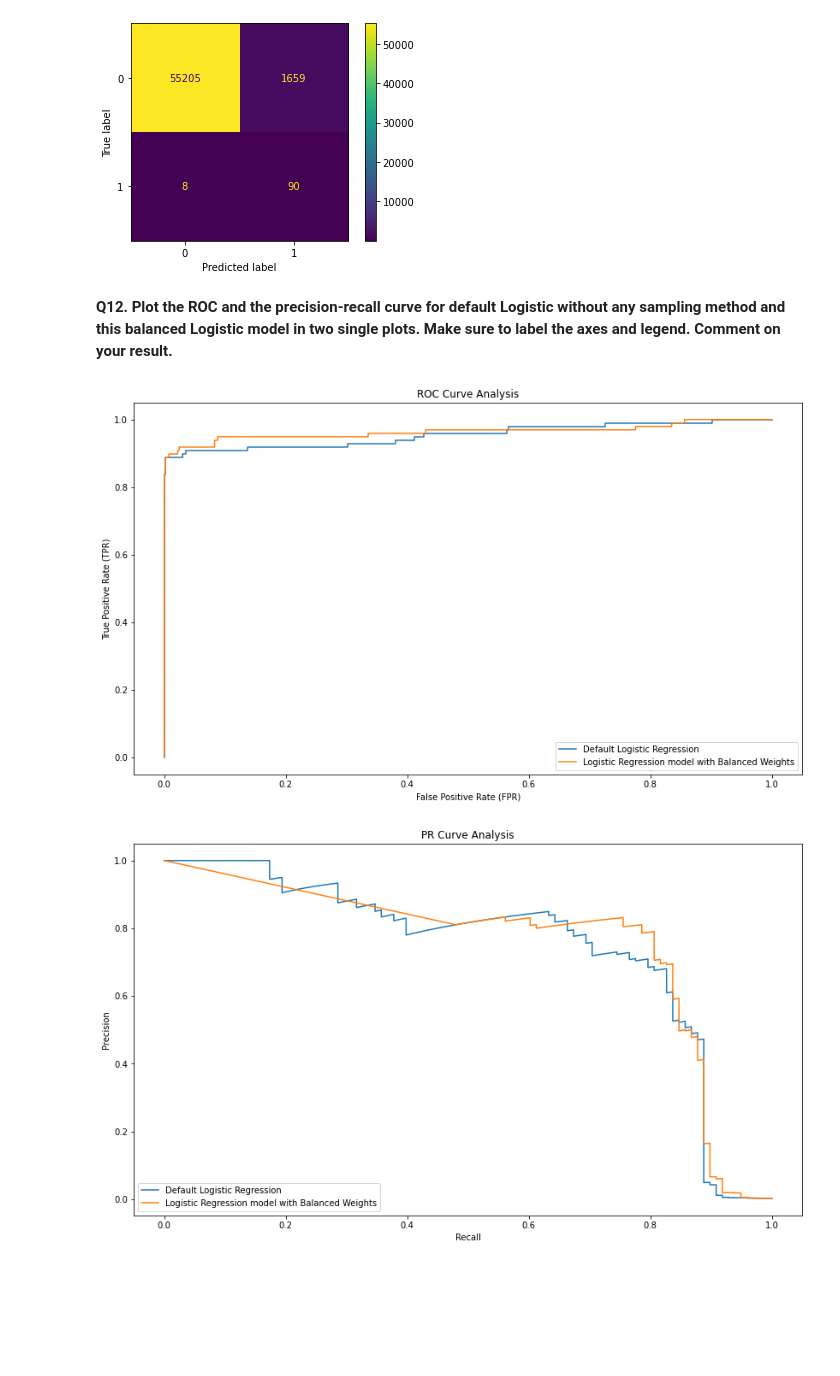
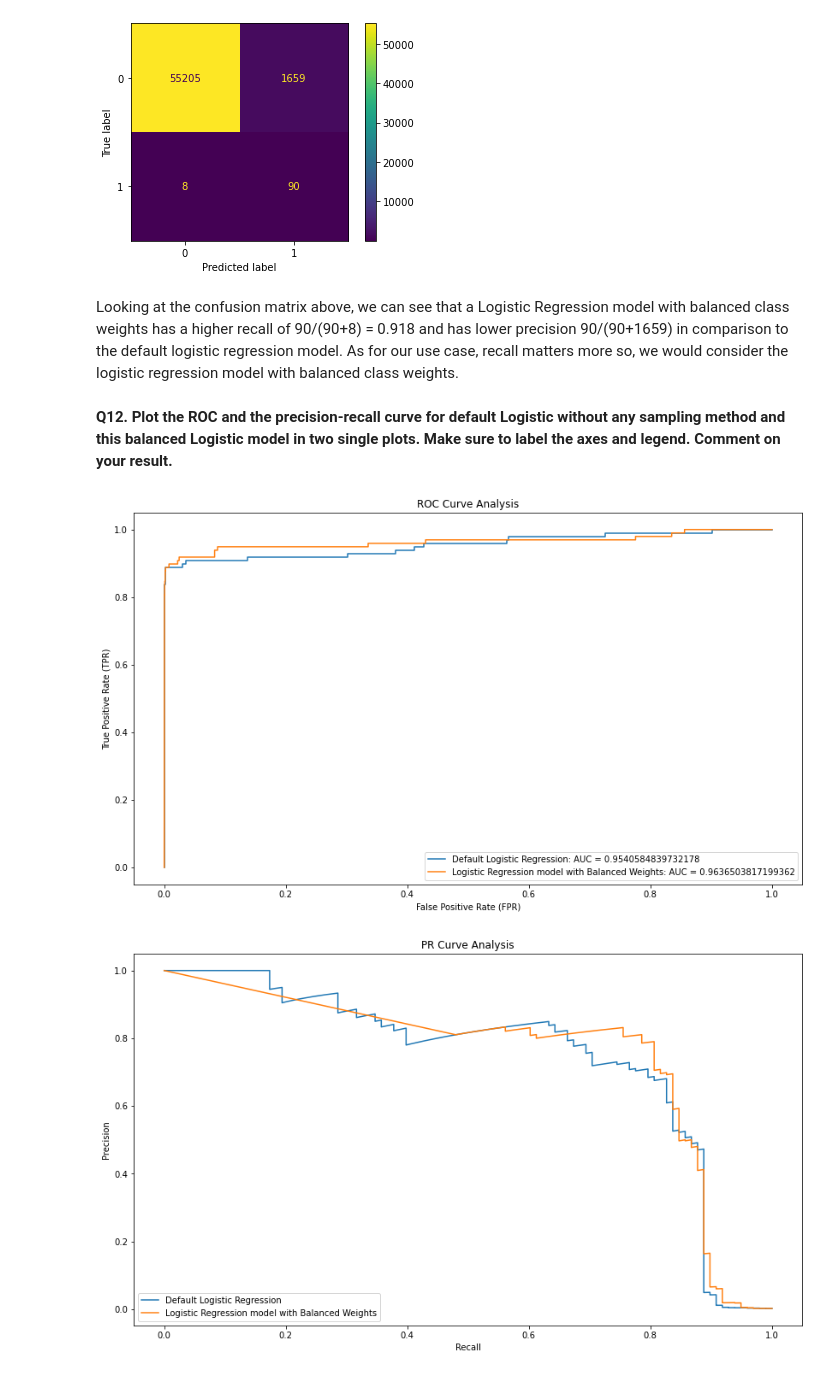
Before and after one commit to ChandanSuri/Spring_2022, a Jupyter notebook: Applied_ML/HW3/AML Homework 3.ipynb, the cells around one changed output. Drawn from its saved outputs; the diff is of its cells as text; code cells hidden in the pictures; blank space fills up the shorter version.

```diff
--- a/Applied_ML/HW3/AML Homework 3.ipynb
+++ b/Applied_ML/HW3/AML Homework 3.ipynb
@@ -301,8 +328,8 @@ fig = plt.figure(figsize = (14, 8))
 for model_name, model in models_trained.items():
     y_pred_proba = model.predict_proba(X_test_scaled)[:, 1]
     fpr, tpr, thresholds = roc_curve(y_test, y_pred_proba, pos_label = 1)
-
-    plt.plot(fpr, tpr, label = f"{model_name}")
+    auc_score = roc_auc_score(y_test, y_pred_proba)
+    plt.plot(fpr, tpr, label = f"{model_name}: AUC = {auc_score}")
 
 plt.xlabel("False Positive Rate (FPR)")
 plt.ylabel("True Positive Rate (TPR)")
@@ -367,6 +397,8 @@ plt.show()
 # %% [output]
 The Confusion Matrix for Logistic Regression model with balanced class weights:
 [figure]
+# %% [markdown]
+Looking at the confusion matrix above, we can see that a Logistic Regression model with balanced class weights has a higher recall of 90/(90+8) = 0.918 and has lower precision 90/(90+1659) in comparison to the default logistic regression model. As for our use case, recall matters more so, we would consider the logistic regression model with balanced class weights.
 # %% [markdown]
 **Q12. Plot the ROC and the precision-recall curve for default Logistic without any sampling method and this balanced Logistic model in two single plots. Make sure to label the axes and legend. Comment on your result.**
 # %%
@@ -375,20 +407,20 @@ models_to_plot = {"Default Logistic Regression": lr_default_model,
 # %%
 # Making predictions and plotting the ROC for 2 models above...
 fig = plt.figure(figsize = (14, 8))
 
 for model_name, model in models_to_plot.items():
     y_pred_proba = model.predict_proba(X_test_scaled)[:, 1]
     fpr, tpr, thresholds = roc_curve(y_test, y_pred_proba, pos_label = 1)
-
-    plt.plot(fpr, tpr, label = f"{model_name}")
+    auc_score = roc_auc_score(y_test, y_pred_proba)
+    plt.plot(fpr, tpr, label = f"{model_name}: AUC = {auc_score}")
 
 plt.xlabel("False Positive Rate (FPR)")
 plt.ylabel("True Positive Rate (TPR)")
 plt.title("ROC Curve Analysis")
 plt.legend(loc = "lower right")
 plt.show()
 # %% [output]
-[figure, old version]
+[figure, new version]
 # %%
 # Making predictions and plotting the PR Curve for 2 models above...
 fig = plt.figure(figsize = (14, 8))
```
Also changed, not shown: parts of 19 cells of this notebook, 1 other file.
